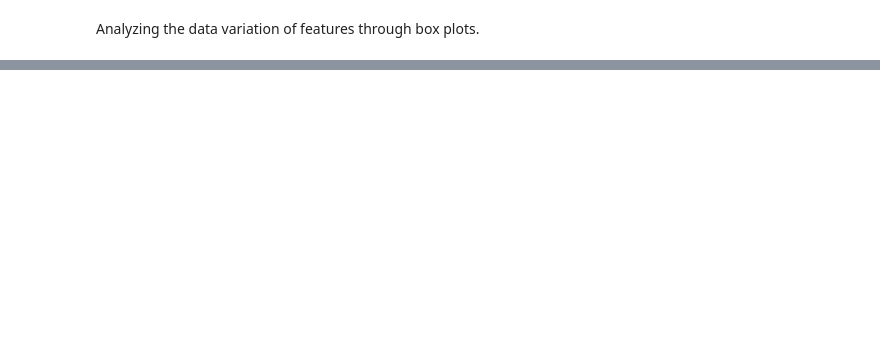
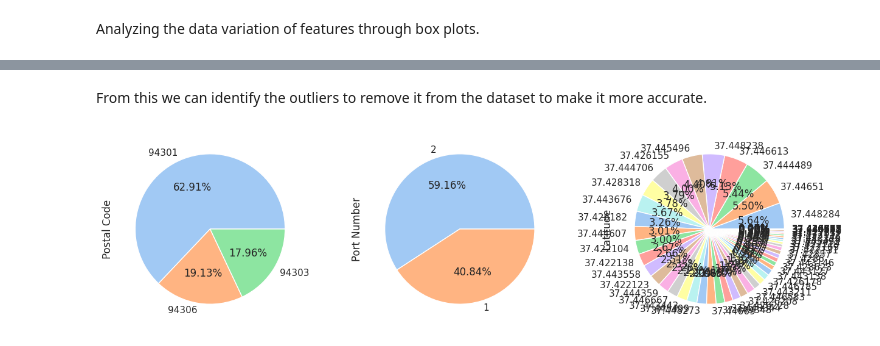
Before and after one commit to natvar55/IT496_Data_Voyagers_Project1, a Jupyter notebook: EV_Charging_Station_Usage.ipynb, the cells around one changed output, grey strips where cells are left out. Cells and saved outputs as stored; diff of their text form; code cells hidden in the pictures; blank space fills up the shorter version.

```diff
--- a/EV_Charging_Station_Usage.ipynb
+++ b/EV_Charging_Station_Usage.ipynb
@@ -56,0 +60,11 @@ ModuleNotFoundError: No module named 'matplotlib'
+# %% [markdown]
+From this we can identify the outliers to remove it from the dataset to make it more accurate.
+# %%
+fig, ax = plt.subplots(1, 3, figsize=(15, 4))
+
+for axid, col in enumerate(["Postal Code", "Port Number", "Latitude"]):
+    col_dist = df[col].value_counts()
+    piec_colors = sns.color_palette('pastel')[0:len(col_dist)]
+    col_dist.plot(kind = 'pie', colors=piec_colors, autopct = '%1.2f%%', ax=ax[axid])
+# %% [output]
+[figure, added]
```
Also changed, not shown: parts of 2 cells of this notebook.
